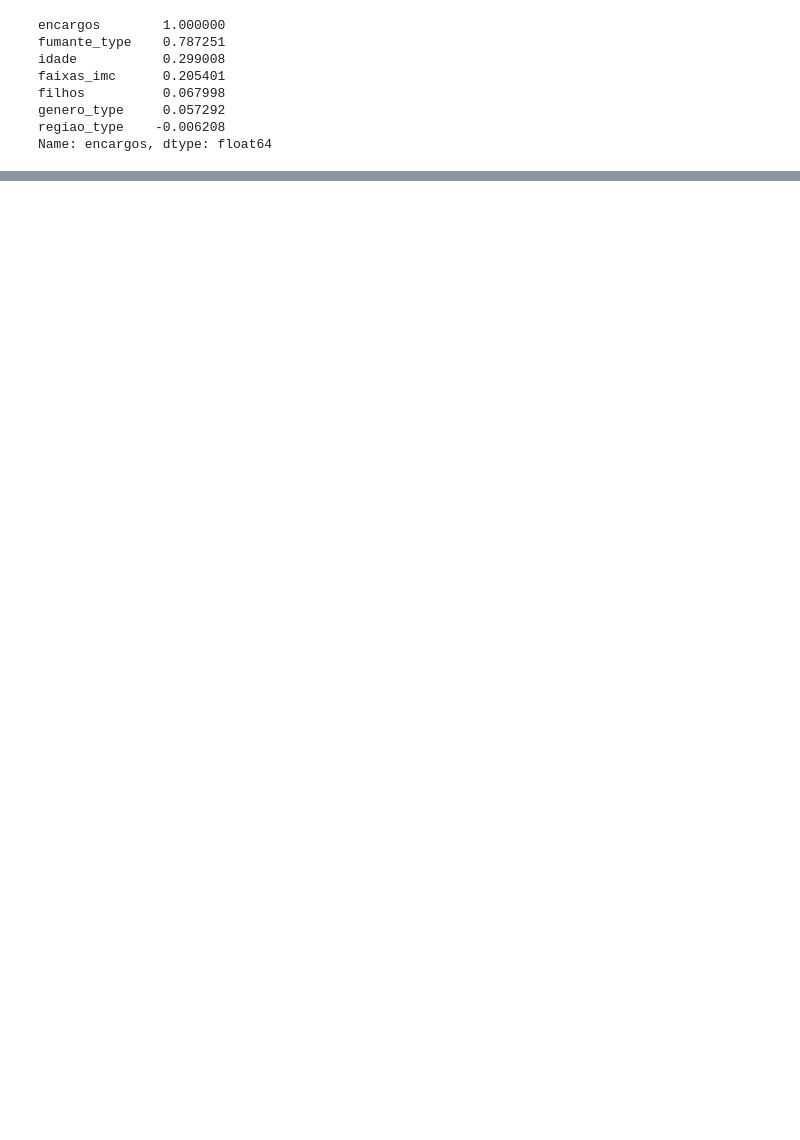
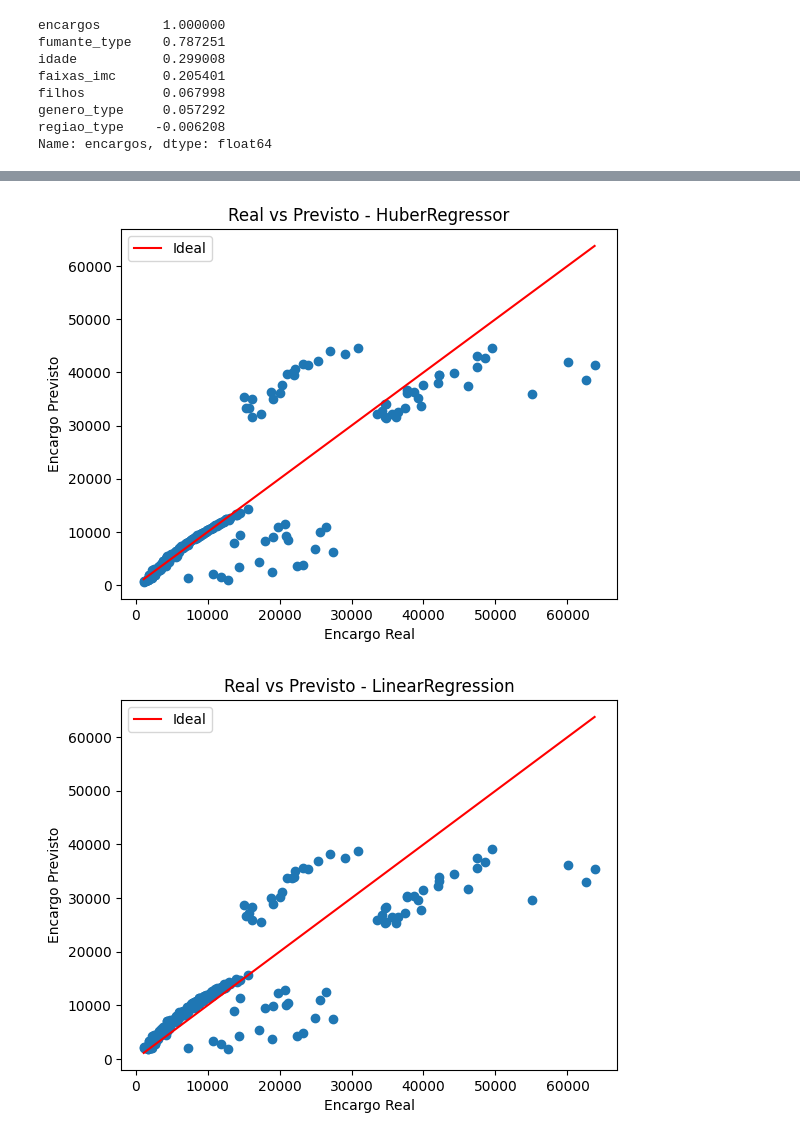
Before and after one commit to leomiyagi/tech-challenge-fase-1, a Jupyter notebook: previsao-custos-medicos.ipynb, the cells around one changed output, grey strips where cells are left out. Cells and saved outputs as stored; diff of their text form; code cells hidden in the pictures; blank space fills up the shorter version.

```diff
--- a/previsao-custos-medicos.ipynb
+++ b/previsao-custos-medicos.ipynb
@@ -230,4 +128,0 @@ O MAPE é: 32.21%
-# %%
-from sklearn.ensemble import RandomForestRegressor
-
-run_model(RandomForestRegressor(), X_train, y_train, X_test, y_test)
@@ -243,4 +128,0 @@ O MAPE é: 35.96%
-# %%
-from sklearn.ensemble import GradientBoostingRegressor
-
-run_model(GradientBoostingRegressor(), X_train, y_train, X_test, y_test)
@@ -348,0 +129,32 @@ O MAPE é: 11.11%
+# %%
+
+def stratified_split(dataset):
+    split = StratifiedShuffleSplit(n_splits=1, test_size=0.2, random_state=42)
+    for train_index, test_index in split.split(dataset, dataset["faixas_imc"]):
+        strat_train_set = dataset.loc[train_index]
+        strat_test_set = dataset.loc[test_index]
+
+    print("Proporções na base de treino")
+    print(strat_train_set["faixas_imc"].value_counts() / len(strat_train_set))
+    print("Proporções na base de teste")
+    print(strat_test_set["faixas_imc"].value_counts() / len(strat_test_set))
+
+    # Removendo a coluna de faixas de imc
+    strat_train_set = strat_train_set.drop(columns=['faixas_imc'], axis=1)
+    strat_test_set = strat_test_set.drop(columns=['faixas_imc'], axis=1)
+
+    X_train = strat_train_set.copy()
+    y_train = X_train["encargos"].copy()
+
+    X_train = X_train.drop(columns=['encargos'], axis=1)
+
+    X_test = strat_test_set.copy()
+    y_test = X_test["encargos"].copy()
+
+    X_test = X_test.drop(columns=['encargos'], axis=1)
+
+
+    return X_train, y_train, X_test, y_test
+# %%
+
+X_train, y_train, X_test, y_test = stratified_split(dataset_tratado)
@@ -348,0 +242,5 @@ O MAPE é: 11.11%
+# %%
+model_results = run_all_models(X_train, y_train, X_test, y_test)
+# %% [output]
+[figure, added]
+[figure, added]
```
Also changed, not shown: parts of 61 cells of this notebook.
